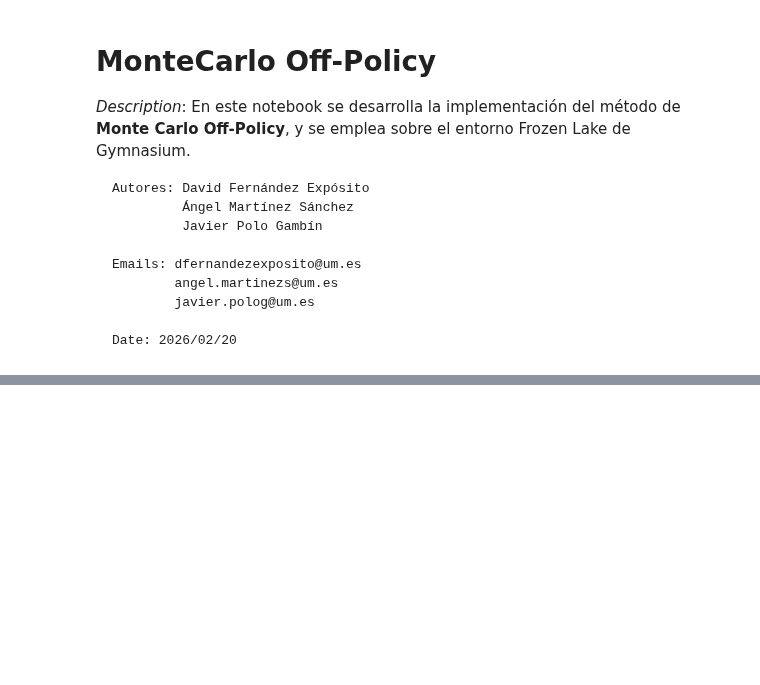
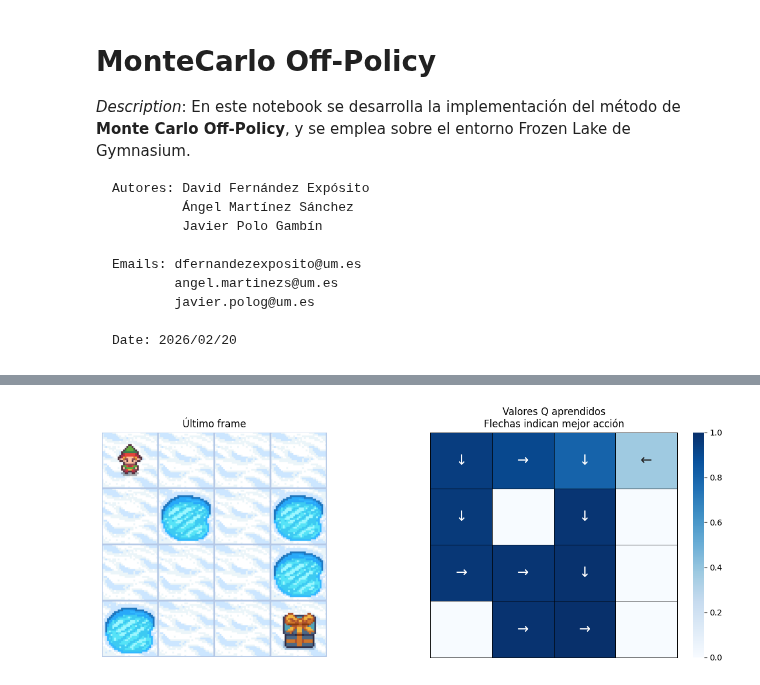
Before and after one commit to angelms2003/FernandezMartinezPolo-EML-RL, a Jupyter notebook: Entornos_Complejos/MonteCarlo-OffPolicy.ipynb, the cells around one changed output, grey strips where cells are left out. Saved outputs shown, nothing was run; the diff lists cells and outputs as text; code cells hidden in the pictures; blank space fills up the shorter version.

```diff
--- a/Entornos_Complejos/MonteCarlo-OffPolicy.ipynb
+++ b/Entornos_Complejos/MonteCarlo-OffPolicy.ipynb
@@ -223,12 +225,12 @@ def creacion_entorno(env_name, map="4x4", render = "ansi", slippery=False, max_e
 # %%
 env4x4 = creacion_entorno('FrozenLake-v1', "4x4", "rgb_array")
 # %%
-agent_03_decay = MonteCarloOffPolicyAgent(env4x4, epsilon=0.3, decay=True, discount_factor=0.99)
-agent_03_nodecay = MonteCarloOffPolicyAgent(env4x4, epsilon=0.3, decay=False, discount_factor=0.99)
-agent_07_decay = MonteCarloOffPolicyAgent(env4x4, epsilon=0.7, decay=True, discount_factor=0.99)
-agent_07_nodecay = MonteCarloOffPolicyAgent(env4x4, epsilon=0.7, decay=False, discount_factor=0.99)
-agent_1_decay = MonteCarloOffPolicyAgent(env4x4, epsilon=1.0, decay=True, discount_factor=0.99)
-agent_1_nodecay = MonteCarloOffPolicyAgent(env4x4, epsilon=1.0, decay=False, discount_factor=0.99)
+agent_03_decay = MonteCarloOffPolicyAgent(env4x4, epsilon=0.3, use_decay=True, gamma=0.99)
+agent_03_nodecay = MonteCarloOffPolicyAgent(env4x4, epsilon=0.3, use_decay=False, gamma=0.99)
+agent_07_decay = MonteCarloOffPolicyAgent(env4x4, epsilon=0.7, use_decay=True, gamma=0.99)
+agent_07_nodecay = MonteCarloOffPolicyAgent(env4x4, epsilon=0.7, use_decay=False, gamma=0.99)
+agent_1_decay = MonteCarloOffPolicyAgent(env4x4, epsilon=1.0, use_decay=True, gamma=0.99)
+agent_1_nodecay = MonteCarloOffPolicyAgent(env4x4, epsilon=1.0, use_decay=False, gamma=0.99)
 # %%
 n_episodes = 50000
 
@@ -360,0 +539,5 @@ def draw_episode_length_comparison(length_dict):
+# %%
+env4x4.reset(seed=SEED)
+visualize_q_policy(agent_03_decay.get_q_values(), env4x4, 4)
+# %% [output]
+[figure, added]
```
Also changed, not shown: parts of 13 cells of this notebook, 1 other file.
